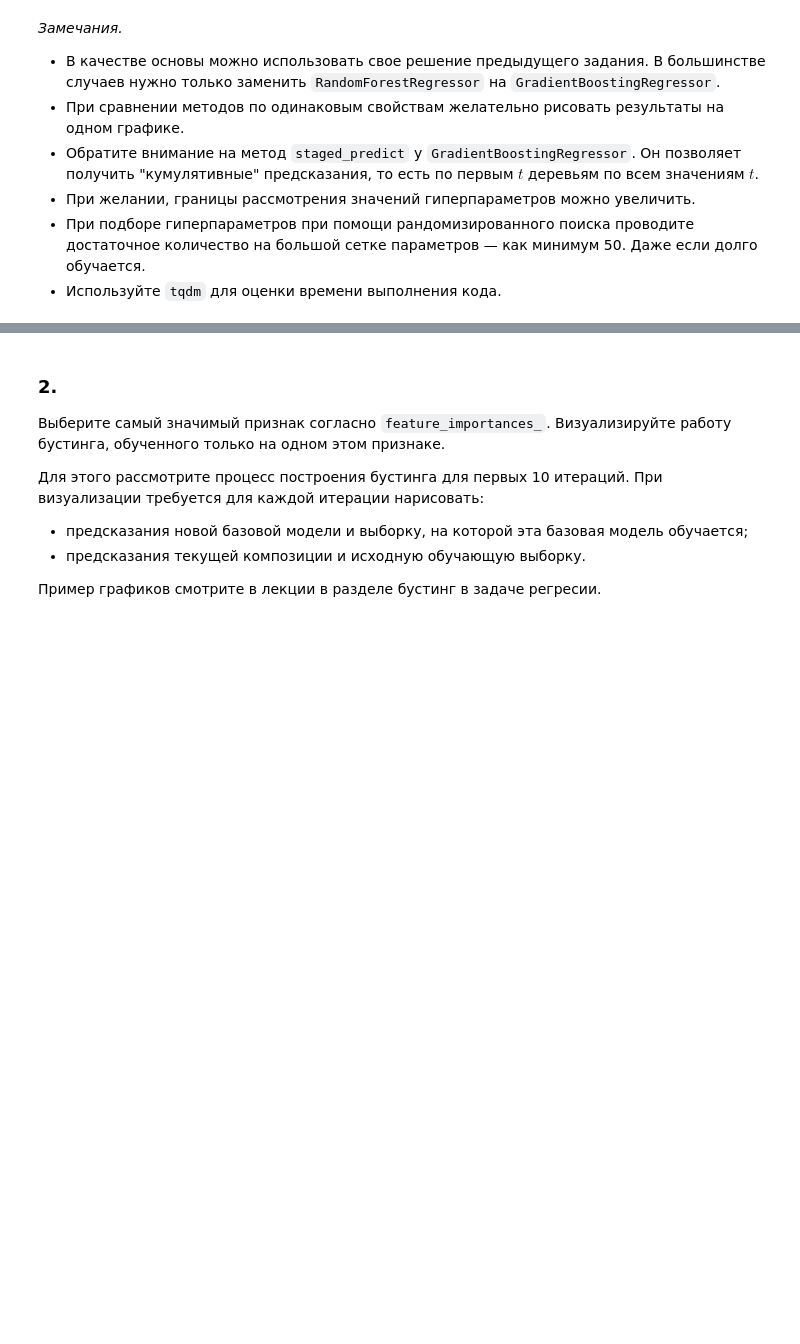
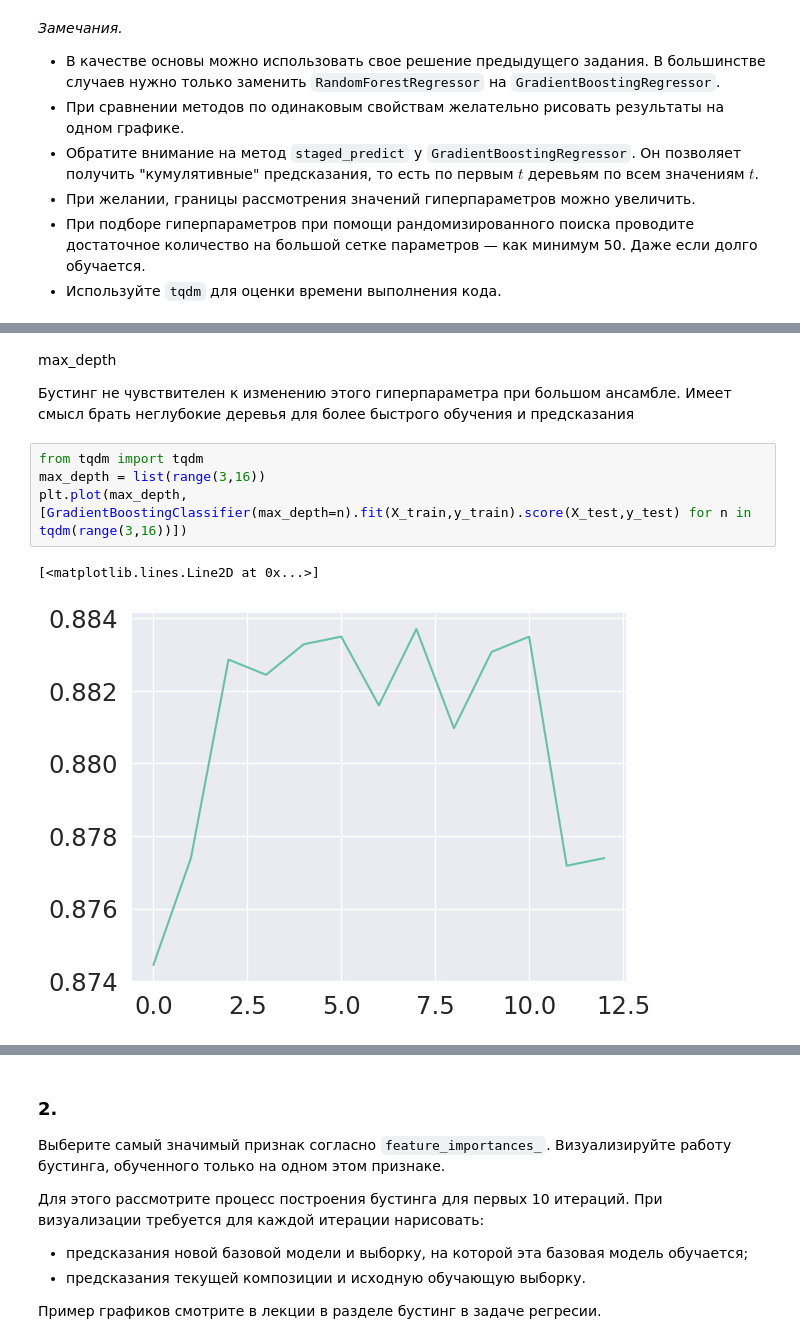
Before and after one commit to NMashalov/2023_OpenMipt_course, a Jupyter notebook: lesson7/dz7.ipynb, the cells around one changed output, grey strips where cells are left out. Saved outputs shown, nothing was run; the diff lists cells and outputs as text; blank space fills up the shorter version.

```diff
--- a/lesson7/dz7.ipynb
+++ b/lesson7/dz7.ipynb
@@ -179,0 +281,11 @@ X, y = data.drop("RMSD", axis=1), data.RMSD
+# %% [markdown]
+max_depth
+
+Бустинг не чувствителен к изменению этого гиперпараметра при большом ансамбле. Имеет смысл брать неглубокие деревья для более быстрого обучения и предсказания
+# %%
+from tqdm import tqdm
+max_depth = list(range(3,16))
+plt.plot(max_depth,[GradientBoostingClassifier(max_depth=n).fit(X_train,y_train).score(X_test,y_test) for n in tqdm(range(3,16))])
+# %% [output]
+[<matplotlib.lines.Line2D at 0x...>]
+[figure, added]
```
Also changed, not shown: parts of 70 cells of this notebook.
